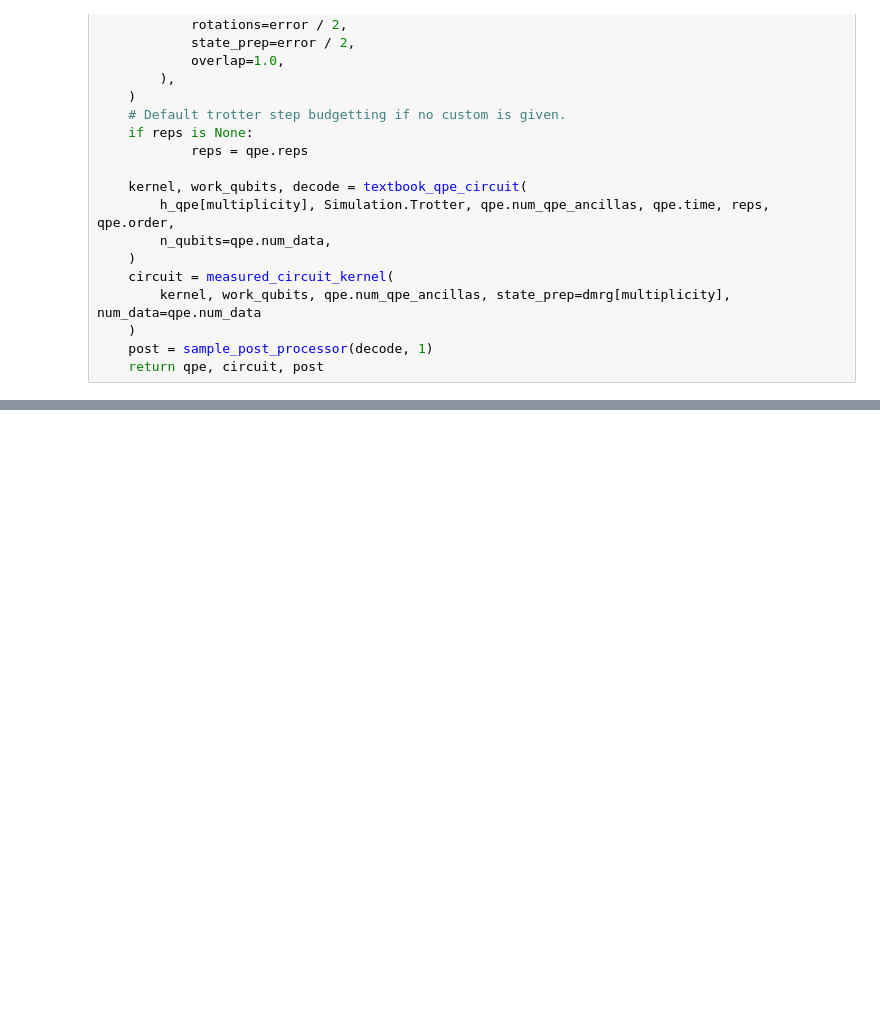
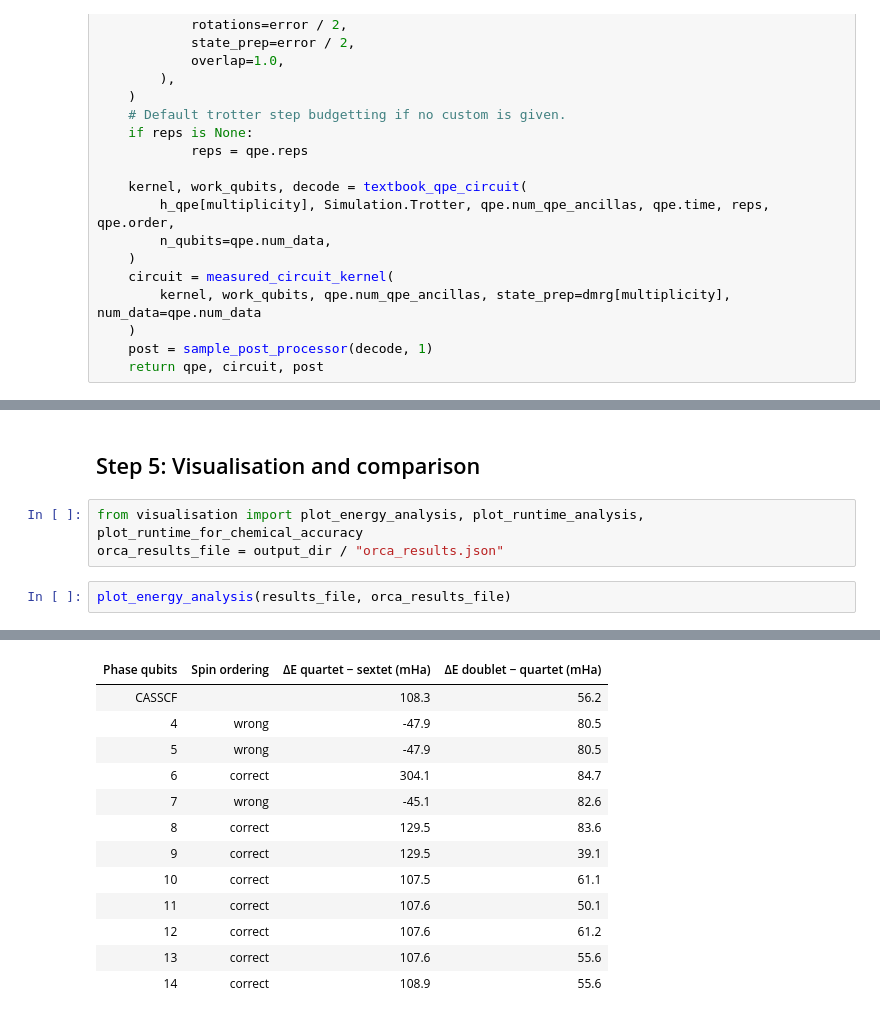
Before and after one commit to xdvriend/quiche, a Jupyter notebook: demo/FeSH4_orca.ipynb, the cells around one changed output, grey strips where cells are left out. Saved outputs shown, nothing was run; the diff lists cells and outputs as text; blank space fills up the shorter version.

Commit message:
add visualisations to the notebook and results from long run

```diff
--- a/demo/FeSH4_orca.ipynb
+++ b/demo/FeSH4_orca.ipynb
@@ -414,0 +404,8 @@ GPU | mult 4 | 10 phase qubits | |E - E_FCI| = 7.94e-03 Ha | 47.5 s
+# %% [markdown]
+## Step 5: Visualisation and comparison
+# %%
+from visualisation import plot_energy_analysis, plot_runtime_analysis, plot_runtime_for_chemical_accuracy
+orca_results_file = output_dir / "orca_results.json"
+# %%
+plot_energy_analysis(results_file, orca_results_file)
+# %% [output]
@@ -414,0 +413,13 @@ GPU | mult 4 | 10 phase qubits | |E - E_FCI| = 7.94e-03 Ha | 47.5 s
+| Phase qubits | Spin ordering | ΔE quartet − sextet (mHa) | ΔE doublet − quartet (mHa) |
+| CASSCF |  | 108.3 | 56.2 |
+| 4 | wrong | -47.9 | 80.5 |
+| 5 | wrong | -47.9 | 80.5 |
+| 6 | correct | 304.1 | 84.7 |
+| 7 | wrong | -45.1 | 82.6 |
+| 8 | correct | 129.5 | 83.6 |
+| 9 | correct | 129.5 | 39.1 |
+| 10 | correct | 107.5 | 61.1 |
+| 11 | correct | 107.6 | 50.1 |
+| 12 | correct | 107.6 | 61.2 |
+| 13 | correct | 107.6 | 55.6 |
+| 14 | correct | 108.9 | 55.6 |
```
Also changed, not shown: parts of 4 cells of this notebook, 3 other files.
